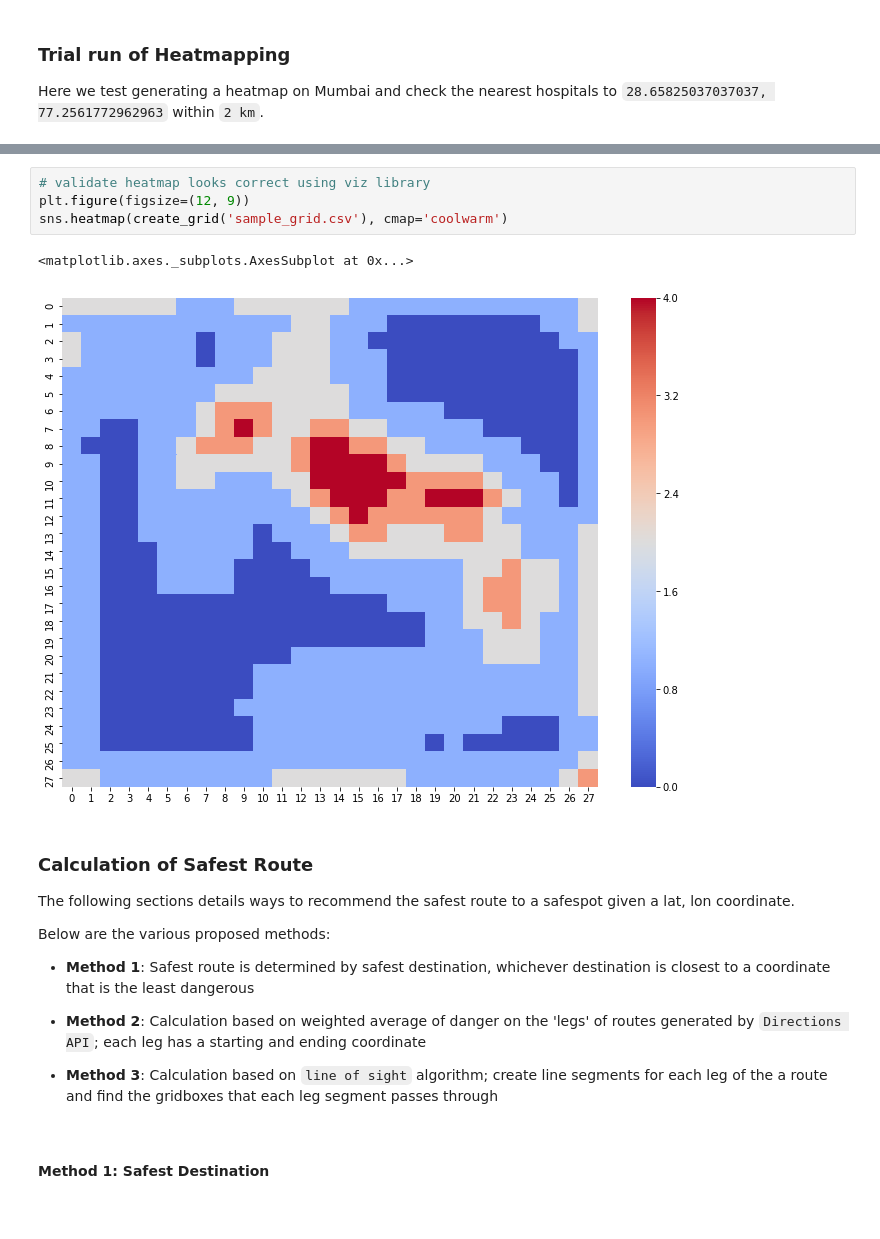
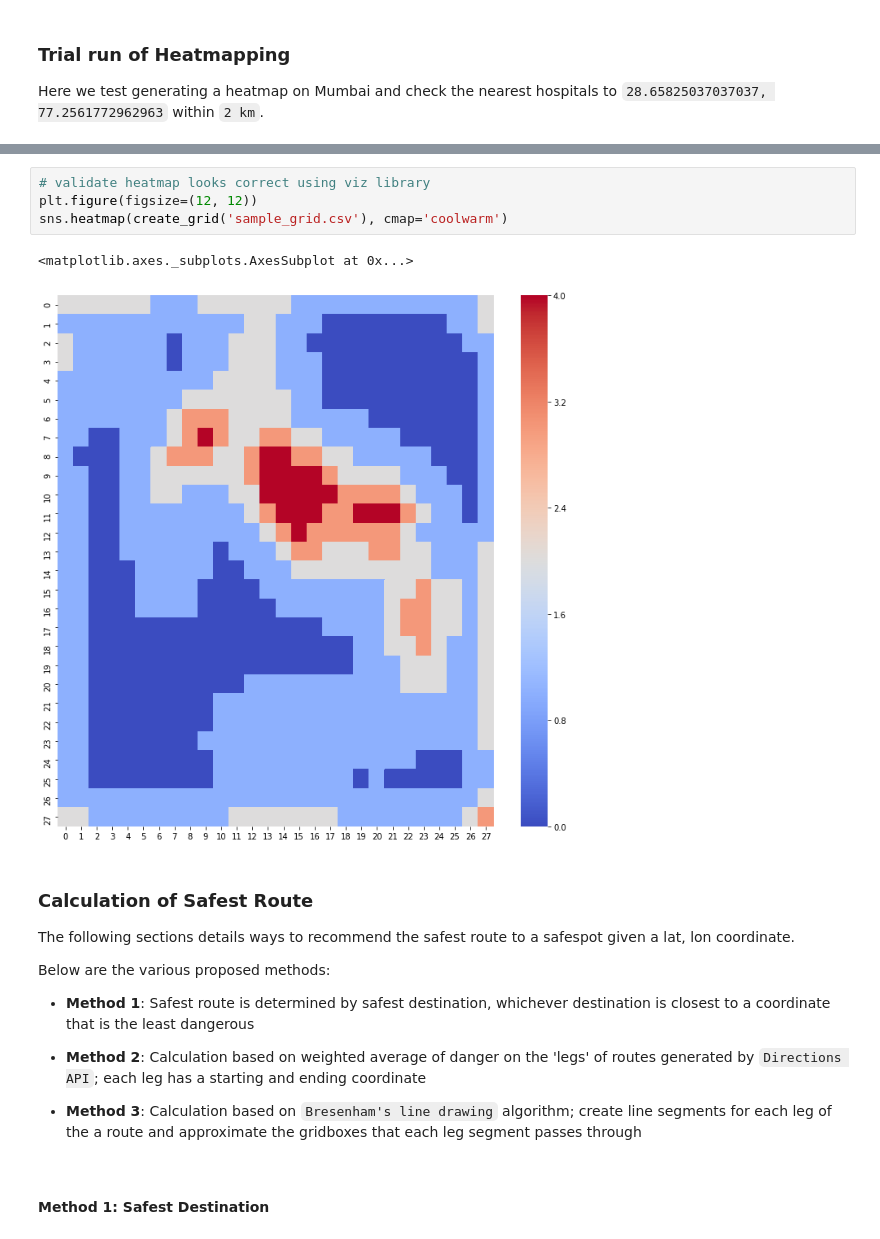
Before and after one commit to gachet/safecity, a Jupyter notebook: notebooks/best_route/4.0-dm-best-route.ipynb, the cells around one changed output, grey strips where cells are left out. Cells and saved outputs as stored; diff of their text form.

```diff
--- a/notebooks/best_route/4.0-dm-best-route.ipynb
+++ b/notebooks/best_route/4.0-dm-best-route.ipynb
@@ -218,11 +218,11 @@ create_heatmap(locations[300], places, locations, weights, max(weights))
 [interactive output not drawn]
 # %%
 # validate heatmap looks correct using viz library
-plt.figure(figsize=(12, 9))
+plt.figure(figsize=(12, 12))
 sns.heatmap(create_grid('sample_grid.csv'), cmap='coolwarm')
 # %% [output]
 <matplotlib.axes._subplots.AxesSubplot at 0x...>
-[figure, old version]
+[figure, new version]
 # %% [markdown]
 ### Calculation of Safest Route
 
@@ -234,7 +234,7 @@ Below are the various proposed methods:
 
 * **Method 2**: Calculation based on weighted average of danger on the 'legs' of routes generated by `Directions API`; each leg has a starting and ending coordinate
 
-* **Method 3**: Calculation based on `line of sight` algorithm; create line segments for each leg of the a route and find the gridboxes that each leg segment passes through
+* **Method 3**: Calculation based on `Bresenham's line drawing` algorithm; create line segments for each leg of the a route and approximate the gridboxes that each leg segment passes through
 # %% [markdown]
 #### Method 1: Safest Destination
 # %%
```
Also changed, not shown: parts of 23 cells of this notebook.
